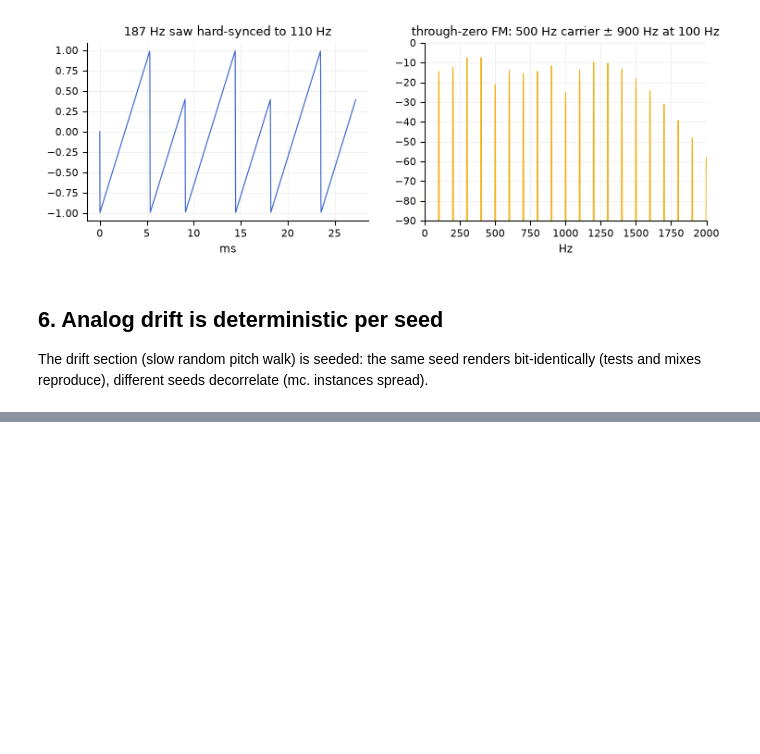
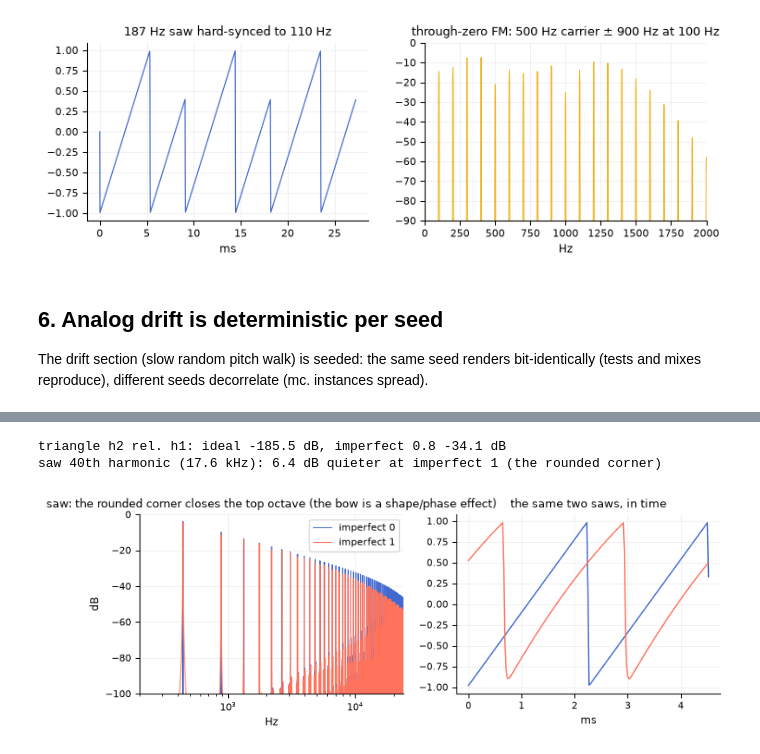
Before and after one commit to tap/TapTools, a Jupyter notebook: notebooks/vco.ipynb, the cells around one changed output, grey strips where cells are left out. Drawn from its saved outputs; the diff is of its cells as text; code cells hidden in the pictures; blank space fills up the shorter version.

```diff
--- a/notebooks/vco.ipynb
+++ b/notebooks/vco.ipynb
@@ -265,0 +281,51 @@ All tap.vco~ claims verified against the shipping kernel.
+# %%
+# imperfect: triangle grows even harmonics; the saw's top end rounds off
+def h_level(y, f0, k):
+    fr, db = spectrum_db(y)
+    return db_at(fr, db, k * f0)
+
+# NOTE on measurement: imperfect adds a small *seeded* static pitch offset (part of the
+# component tolerances), so harmonics must be measured at multiples of the measured f0 —
+# at the 40th harmonic even 1.4 cents moves the partial off its nominal frequency.
+def f0_of(y):
+    z = np.where((y[:-1] <= 0) & (y[1:] > 0))[0]
+    t = (z + y[z] / (y[z] - y[z + 1])) / fs
+    return (len(t) - 1) / (t[-1] - t[0])
+
+tri_h2 = {}
+for imp in (0.0, 0.8):
+    o = tap.Vco(fs, frequency=220, shape=tap.Vco.TRIANGLE, imperfect=imp)
+    o.seed(7)
+    y = o.process(2 * fs)[fs:]
+    f0 = f0_of(y)
+    tri_h2[imp] = h_level(y, f0, 2) - h_level(y, f0, 1)
+print(f"triangle h2 rel. h1: ideal {tri_h2[0.0]:.1f} dB, imperfect 0.8 {tri_h2[0.8]:.1f} dB")
+assert tri_h2[0.8] > tri_h2[0.0] + 25
+
+saw = {}
+f0s = {}
+for imp in (0.0, 1.0):
+    o = tap.Vco(fs, frequency=440, shape=tap.Vco.SAW, imperfect=imp)
+    o.seed(7)
+    saw[imp] = o.process(2 * fs)[fs:]
+    f0s[imp] = f0_of(saw[imp])
+corner_drop = h_level(saw[0.0], f0s[0.0], 40) - h_level(saw[1.0], f0s[1.0], 40)
+print(f"saw 40th harmonic (17.6 kHz): {corner_drop:.1f} dB quieter at imperfect 1 (the rounded corner)")
+assert corner_drop > 6
+
+fig, (ax0, ax1) = plt.subplots(1, 2, figsize=(9, 2.8))
+for imp, c in ((0.0, PAL[0]), (1.0, PAL[2])):
+    fr, db = spectrum_db(saw[imp])
+    ax0.semilogx(fr[1:], db[1:], color=c, lw=0.8, label=f"imperfect {imp:.0f}")
+ax0.set(xlim=(200, 24000), ylim=(-100, 0), xlabel="Hz", ylabel="dB",
+        title="saw: the rounded corner closes the top octave (the bow is a shape/phase effect)")
+ax0.legend()
+cyc = int(2 * fs / 440)
+for imp, c in ((0.0, PAL[0]), (1.0, PAL[2])):
+    ax1.plot(np.arange(cyc) / fs * 1000, saw[imp][:cyc], color=c, lw=1.1)
+ax1.set(xlabel="ms", title="the same two saws, in time")
+plt.show()
+# %% [output]
+triangle h2 rel. h1: ideal -185.5 dB, imperfect 0.8 -34.1 dB
+saw 40th harmonic (17.6 kHz): 6.4 dB quieter at imperfect 1 (the rounded corner)
+[figure, added]
```
Also changed, not shown: parts of 4 cells of this notebook, 10 other files.
